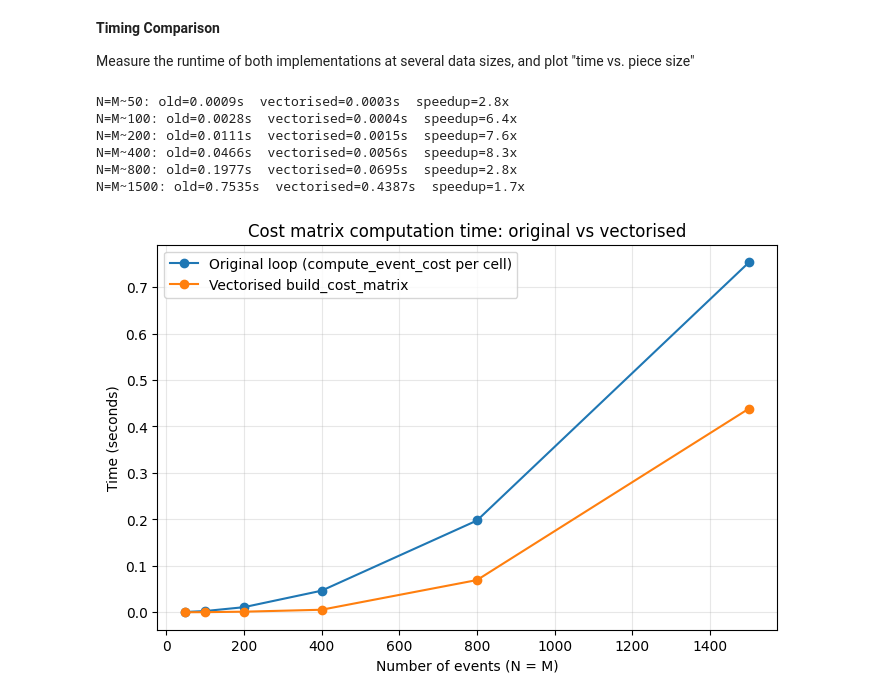
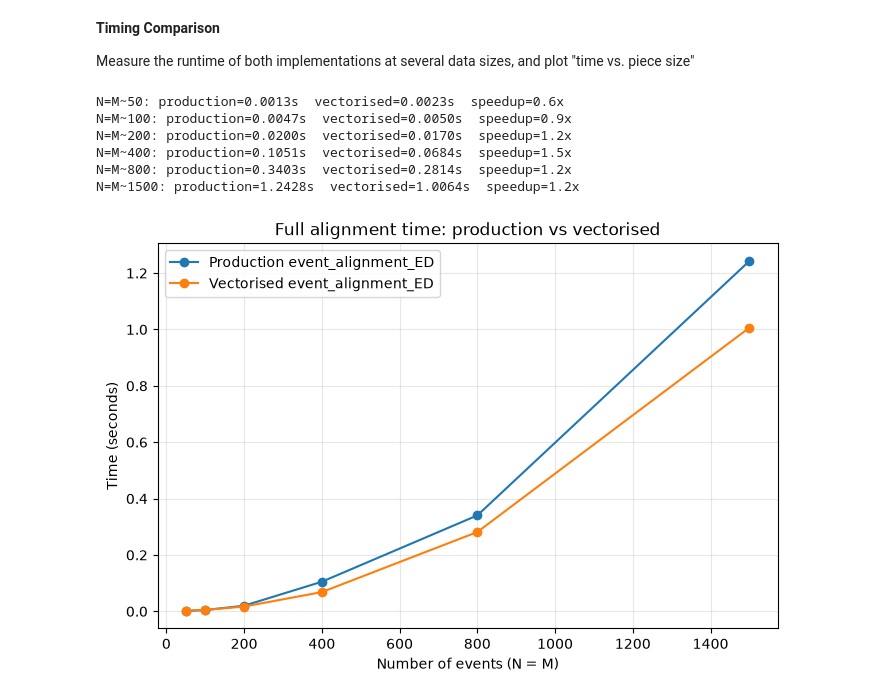
Before and after one commit to lambda-feedback/compareMusic, a Jupyter notebook: notebooks/optimise_alignment.ipynb, the cells around one changed output. Saved outputs shown, nothing was run; the diff lists cells and outputs as text; code cells hidden in the pictures.

```diff
--- a/notebooks/optimise_alignment.ipynb
+++ b/notebooks/optimise_alignment.ipynb
@@ -190,13 +332,45 @@ If all lines above say match=True, the vectorised version is verified correct.
 
 Measure the runtime of both implementations at several data sizes, and plot "time vs. piece size"
 # %%
+sizes = [50, 100, 200, 400, 800, 1500]
+old_times = []
+new_times = []
+
+for size in sizes:
+    res_notes = make_random_notes(size, seed=3)
+    ref_notes_r = make_random_notes(size, seed=4)
+    res_events = group_notes_into_events(normalize_start_times(res_notes))
+    ref_events_r = group_notes_into_events(normalize_start_times(ref_notes_r))
+
+    t0 = time.perf_counter()
+    event_alignment_ED(res_events, ref_events_r)
+    t1 = time.perf_counter()
+    event_alignment_ED_vectorised(res_events, ref_events_r)
+    t2 = time.perf_counter()
+
+    old_time = t1 - t0
+    new_time = t2 - t1
+    old_times.append(old_time)
+    new_times.append(new_time)
+
+    speedup = old_time / new_time if new_time > 0 else float("inf")
+    print("N=M~" + str(size) + ": production=" + format(old_time, ".4f") + "s  vectorised=" + format(new_time, ".4f") + "s  speedup=" + format(speedup, ".1f") + "x")
 # %% [output]
-N=M~50: old=0.0009s  vectorised=0.0003s  speedup=2.8x
-N=M~100: old=0.0028s  vectorised=0.0004s  speedup=6.4x
-N=M~200: old=0.0111s  vectorised=0.0015s  speedup=7.6x
-N=M~400: old=0.0466s  vectorised=0.0056s  speedup=8.3x
-N=M~800: old=0.1977s  vectorised=0.0695s  speedup=2.8x
-N=M~1500: old=0.7535s  vectorised=0.4387s  speedup=1.7x
+N=M~50: production=0.0013s  vectorised=0.0023s  speedup=0.6x
+N=M~100: production=0.0047s  vectorised=0.0050s  speedup=0.9x
+N=M~200: production=0.0200s  vectorised=0.0170s  speedup=1.2x
+N=M~400: production=0.1051s  vectorised=0.0684s  speedup=1.5x
+N=M~800: production=0.3403s  vectorised=0.2814s  speedup=1.2x
+N=M~1500: production=1.2428s  vectorised=1.0064s  speedup=1.2x
 # %%
+plt.figure(figsize=(8, 5))
+plt.plot(sizes, old_times, marker="o", label="Production event_alignment_ED")
+plt.plot(sizes, new_times, marker="o", label="Vectorised event_alignment_ED")
+plt.xlabel("Number of events (N = M)")
+plt.ylabel("Time (seconds)")
+plt.title("Full alignment time: production vs vectorised")
+plt.legend()
+plt.grid(True, alpha=0.3)
+plt.show()
 # %% [output]
-[figure, old version]
+[figure, new version]
```
Also changed, not shown: parts of 7 cells of this notebook.
